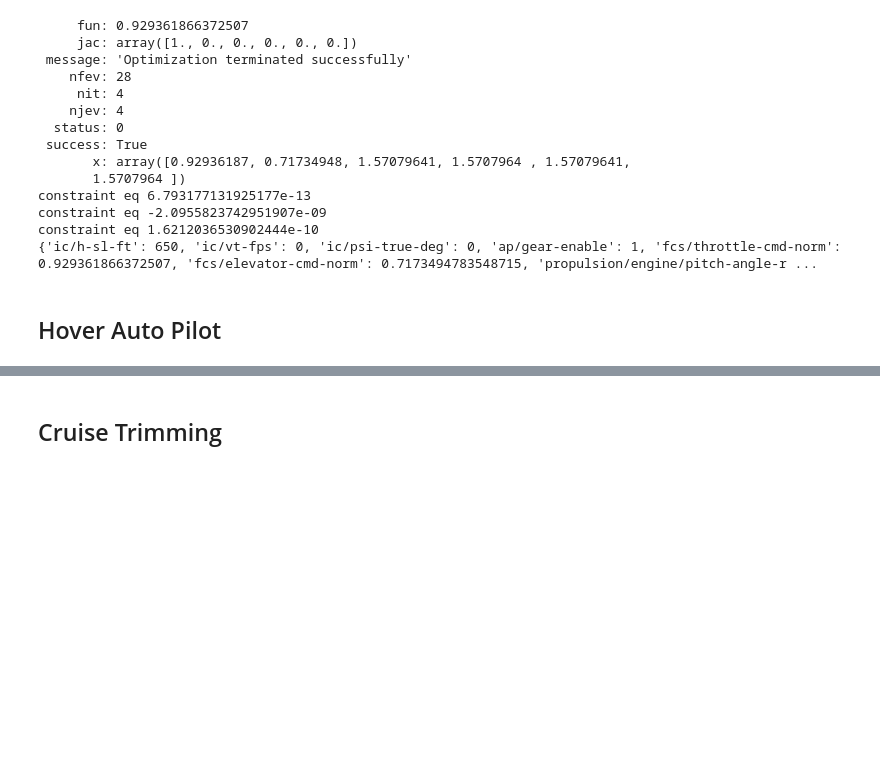
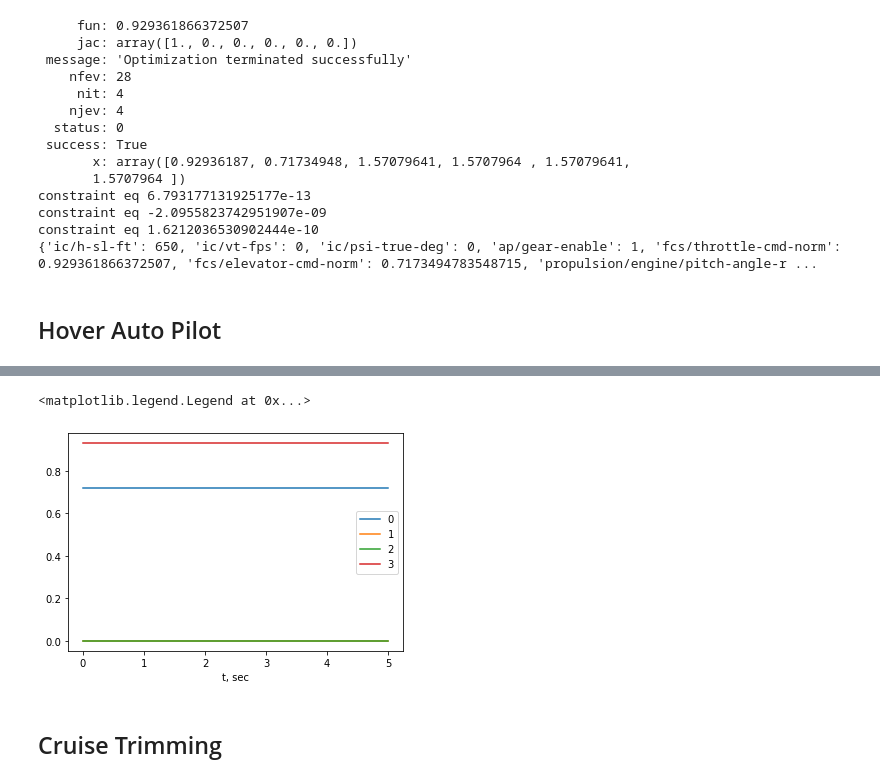
Before and after one commit to smallpondtom/aae451-notebook, a Jupyter notebook: 6-Simulation/Trim.ipynb, the cells around one changed output, grey strips where cells are left out. Drawn from its saved outputs; the diff is of its cells as text; code cells hidden in the pictures; blank space fills up the shorter version.

```diff
--- a/6-Simulation/Trim.ipynb
+++ b/6-Simulation/Trim.ipynb
@@ -275,3 +274,13 @@ plt.legend()
+# %%
+log_hover_auto['fcs/elevator-cmd-norm'].plot(label='0')
+log_hover_auto['fcs/aileron-cmd-norm'].plot(label='1')
+log_hover_auto['fcs/rudder-cmd-norm'].plot(label='2')
+log_hover_auto['fcs/throttle-cmd-norm'].plot(label='3')
+
+plt.legend()
+# %% [output]
+<matplotlib.legend.Legend at 0x...>
+[figure, added]
 # %% [markdown]
 ## Cruise Trimming
 # %%
```
Also changed, not shown: parts of 10 cells of this notebook, 2 other files.
